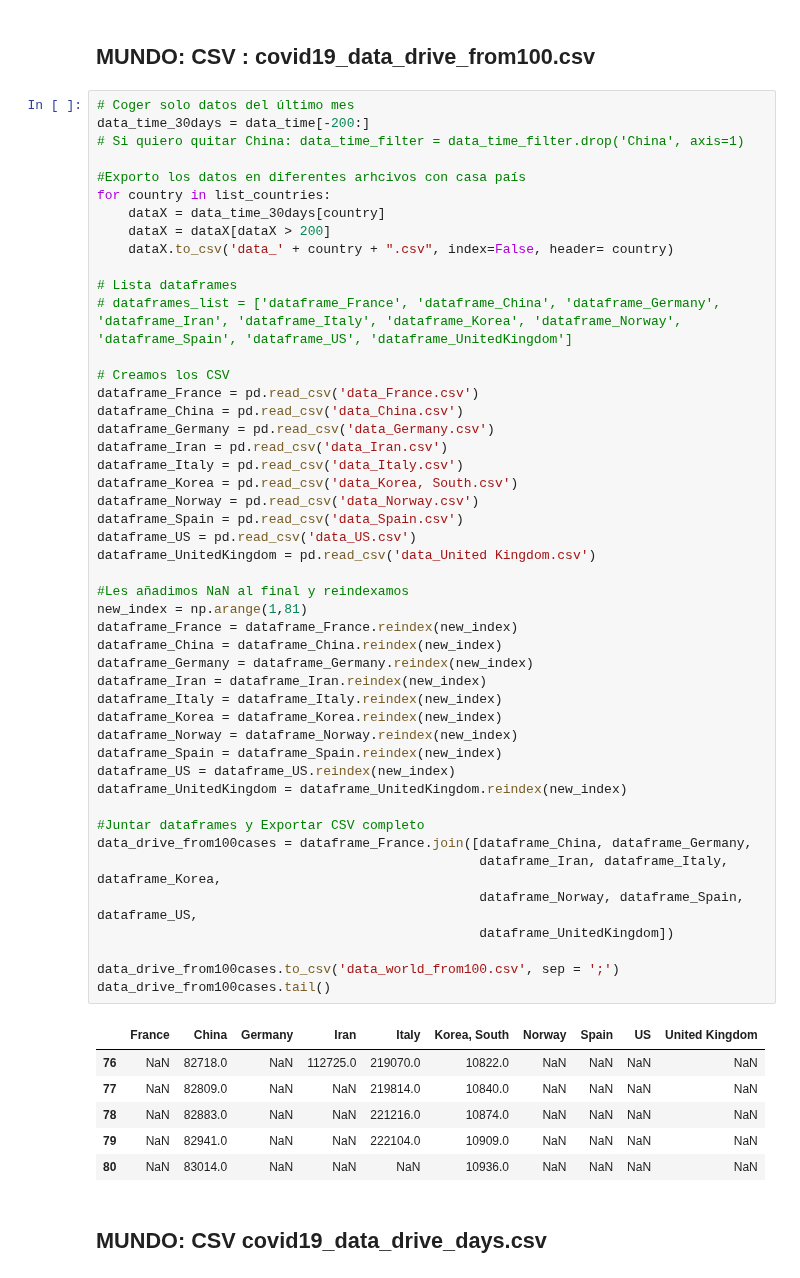
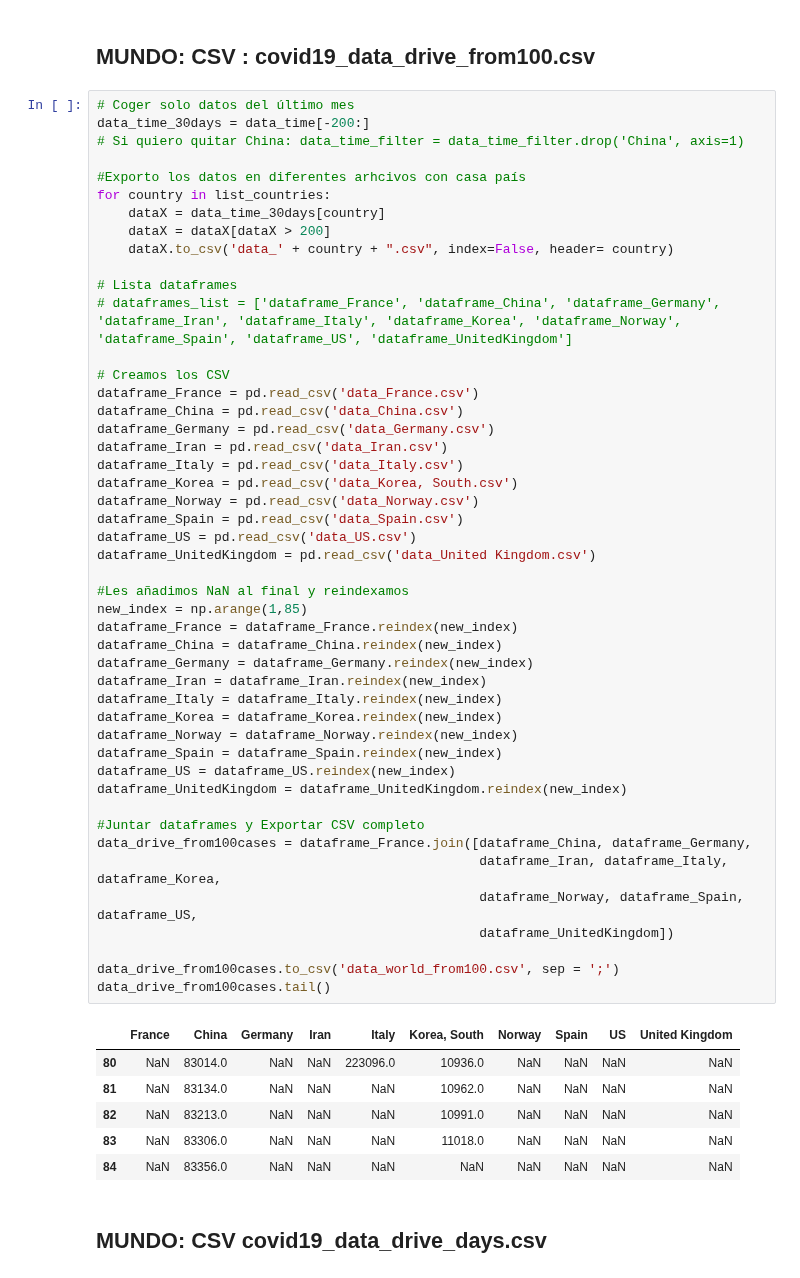
Before and after one commit to akakicreations/covid19-project, a Jupyter notebook: covid19_notebook_REV.ipynb, the cells around one changed output. Cells and saved outputs as stored; diff of their text form.

```diff
--- a/covid19_notebook_REV.ipynb
+++ b/covid19_notebook_REV.ipynb
@@ -314,38 +314,38 @@ dataframe_Germany = pd.read_csv('data_Germany.csv')
 dataframe_Iran = pd.read_csv('data_Iran.csv')
 dataframe_Italy = pd.read_csv('data_Italy.csv')
 dataframe_Korea = pd.read_csv('data_Korea, South.csv')
 dataframe_Norway = pd.read_csv('data_Norway.csv')
 dataframe_Spain = pd.read_csv('data_Spain.csv')
 dataframe_US = pd.read_csv('data_US.csv')
 dataframe_UnitedKingdom = pd.read_csv('data_United Kingdom.csv')
 
 #Les añadimos NaN al final y reindexamos
-new_index = np.arange(1,81)
+new_index = np.arange(1,85)
 dataframe_France = dataframe_France.reindex(new_index)
 dataframe_China = dataframe_China.reindex(new_index)
 dataframe_Germany = dataframe_Germany.reindex(new_index)
 dataframe_Iran = dataframe_Iran.reindex(new_index)
 dataframe_Italy = dataframe_Italy.reindex(new_index)
 dataframe_Korea = dataframe_Korea.reindex(new_index)
 dataframe_Norway = dataframe_Norway.reindex(new_index)
 dataframe_Spain = dataframe_Spain.reindex(new_index)
 dataframe_US = dataframe_US.reindex(new_index)
 dataframe_UnitedKingdom = dataframe_UnitedKingdom.reindex(new_index)
 
 #Juntar dataframes y Exportar CSV completo
 data_drive_from100cases = dataframe_France.join([dataframe_China, dataframe_Germany,
                                                  dataframe_Iran, dataframe_Italy, dataframe_Korea,
                                                  dataframe_Norway, dataframe_Spain, dataframe_US,
                                                  dataframe_UnitedKingdom])
 
 data_drive_from100cases.to_csv('data_world_from100.csv', sep = ';')
 data_drive_from100cases.tail()
 # %% [output]
 |  | France | China | Germany | Iran | Italy | Korea, South | Norway | Spain | US | United Kingdom |
-| 76 | NaN | 82718.0 | NaN | 112725.0 | 219070.0 | 10822.0 | NaN | NaN | NaN | NaN |
-| 77 | NaN | 82809.0 | NaN | NaN | 219814.0 | 10840.0 | NaN | NaN | NaN | NaN |
-| 78 | NaN | 82883.0 | NaN | NaN | 221216.0 | 10874.0 | NaN | NaN | NaN | NaN |
-| 79 | NaN | 82941.0 | NaN | NaN | 222104.0 | 10909.0 | NaN | NaN | NaN | NaN |
-| 80 | NaN | 83014.0 | NaN | NaN | NaN | 10936.0 | NaN | NaN | NaN | NaN |
+| 80 | NaN | 83014.0 | NaN | NaN | 223096.0 | 10936.0 | NaN | NaN | NaN | NaN |
+| 81 | NaN | 83134.0 | NaN | NaN | NaN | 10962.0 | NaN | NaN | NaN | NaN |
+| 82 | NaN | 83213.0 | NaN | NaN | NaN | 10991.0 | NaN | NaN | NaN | NaN |
+| 83 | NaN | 83306.0 | NaN | NaN | NaN | 11018.0 | NaN | NaN | NaN | NaN |
+| 84 | NaN | 83356.0 | NaN | NaN | NaN | NaN | NaN | NaN | NaN | NaN |
 # %% [markdown]
 ## MUNDO: CSV covid19_data_drive_days.csv
```
Also changed, not shown: parts of 16 cells of this notebook, 25 other files.
